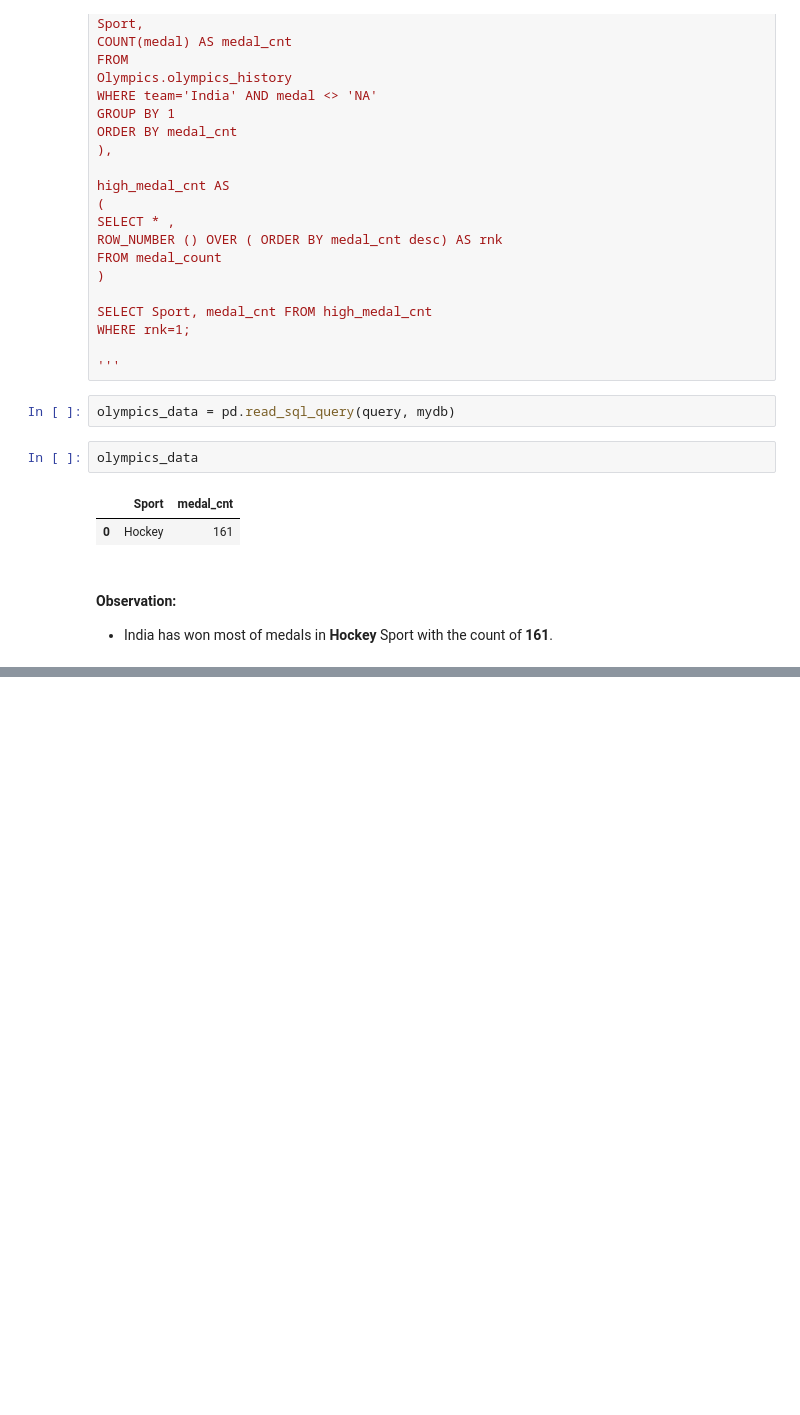
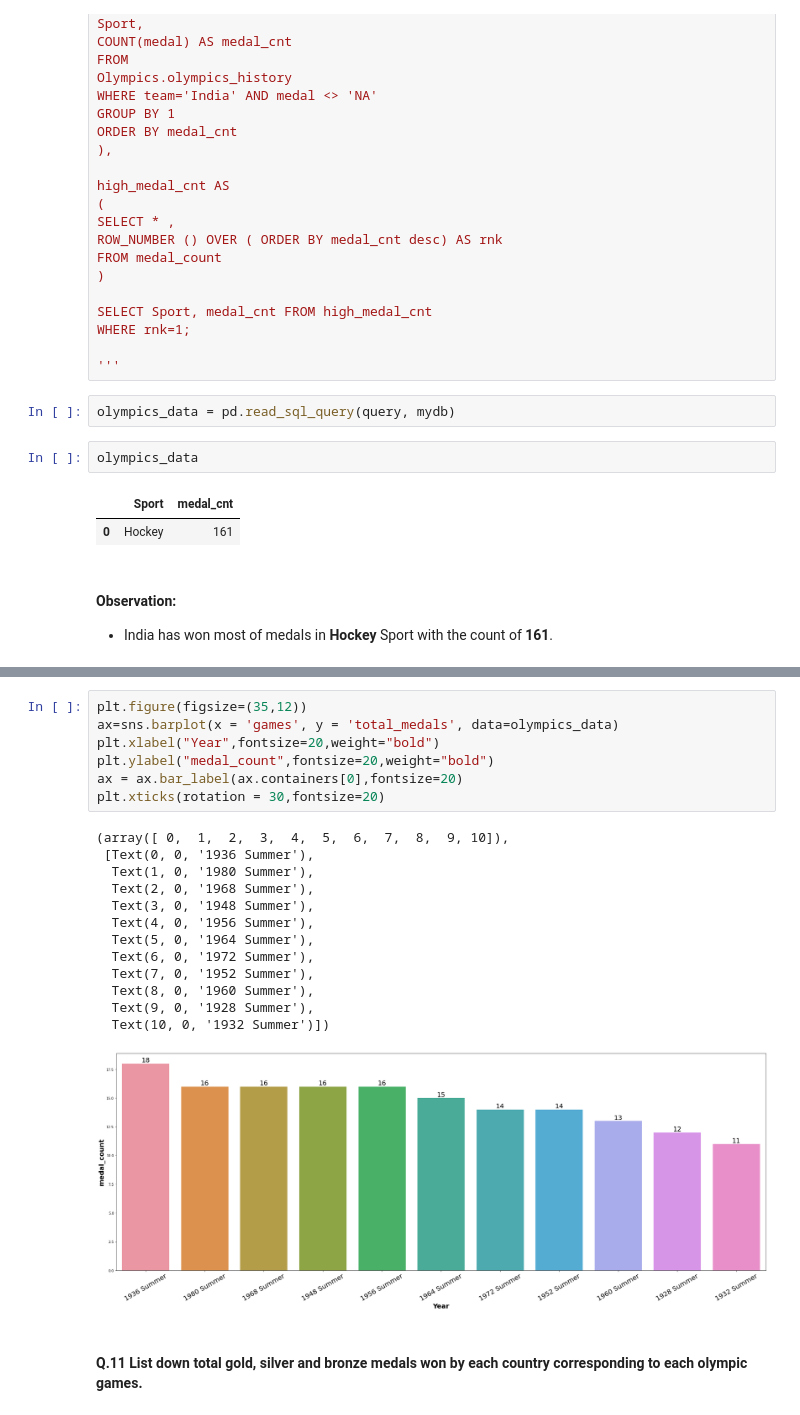
Before and after one commit to kirandhasade/Olympics_Sql_Project, a Jupyter notebook: Olympics.ipynb, the cells around one changed output, grey strips where cells are left out. Cells and saved outputs as stored; diff of their text form; blank space fills up the shorter version.

```diff
--- a/Olympics.ipynb
+++ b/Olympics.ipynb
@@ -803,0 +797,23 @@ plt.xticks(rotation = 30,fontsize=20)
+# %%
+plt.figure(figsize=(35,12))
+ax=sns.barplot(x = 'games', y = 'total_medals', data=olympics_data)
+plt.xlabel("Year",fontsize=20,weight="bold")
+plt.ylabel("medal_count",fontsize=20,weight="bold")
+ax = ax.bar_label(ax.containers[0],fontsize=20)
+plt.xticks(rotation = 30,fontsize=20)
+# %% [output]
+(array([ 0,  1,  2,  3,  4,  5,  6,  7,  8,  9, 10]),
+ [Text(0, 0, '1936 Summer'),
+  Text(1, 0, '1980 Summer'),
+  Text(2, 0, '1968 Summer'),
+  Text(3, 0, '1948 Summer'),
+  Text(4, 0, '1956 Summer'),
+  Text(5, 0, '1964 Summer'),
+  Text(6, 0, '1972 Summer'),
+  Text(7, 0, '1952 Summer'),
+  Text(8, 0, '1960 Summer'),
+  Text(9, 0, '1928 Summer'),
+  Text(10, 0, '1932 Summer')])
+[figure, added]
+# %% [markdown]
+#### Q.11 List down total gold, silver and bronze medals won by each country corresponding to each olympic games.
```
Also changed, not shown: parts of 11 cells of this notebook.
